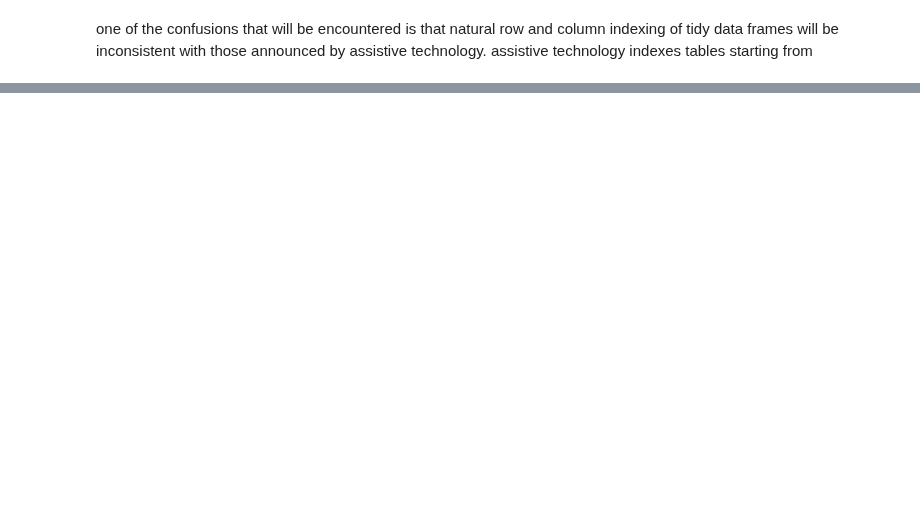
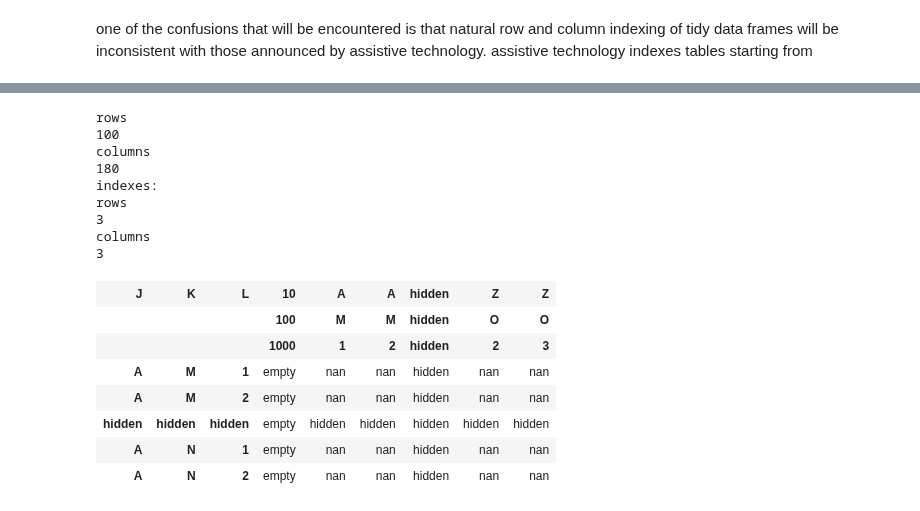
Before and after one commit to tonyfast/tonyfast, a Jupyter notebook: tonyfast/xxiv/2024-02-26-multiindex-aria.ipynb, the cells around one changed output, grey strips where cells are left out. Drawn from its saved outputs; the diff is of its cells as text; code cells hidden in the pictures; blank space fills up the shorter version.

```diff
--- a/tonyfast/xxiv/2024-02-26-multiindex-aria.ipynb
+++ b/tonyfast/xxiv/2024-02-26-multiindex-aria.ipynb
@@ -214,0 +208,20 @@ write the column values
+# %%
+    with options: display(get_table(wide, "a smaller table representation with hidden rows and columns."))
+# %% [output]
+rows
+100
+columns
+180
+indexes:
+rows
+3
+columns
+3
+| J | K | L | 10 | A | A | hidden | Z | Z |
+|  |  |  | 100 | M | M | hidden | O | O |
+|  |  |  | 1000 | 1 | 2 | hidden | 2 | 3 |
+| A | M | 1 | empty | nan | nan | hidden | nan | nan |
+| A | M | 2 | empty | nan | nan | hidden | nan | nan |
+| hidden | hidden | hidden | empty | hidden | hidden | hidden | hidden | hidden |
+| A | N | 1 | empty | nan | nan | hidden | nan | nan |
+| A | N | 2 | empty | nan | nan | hidden | nan | nan |
```
Also changed, not shown: parts of 30 cells of this notebook.
